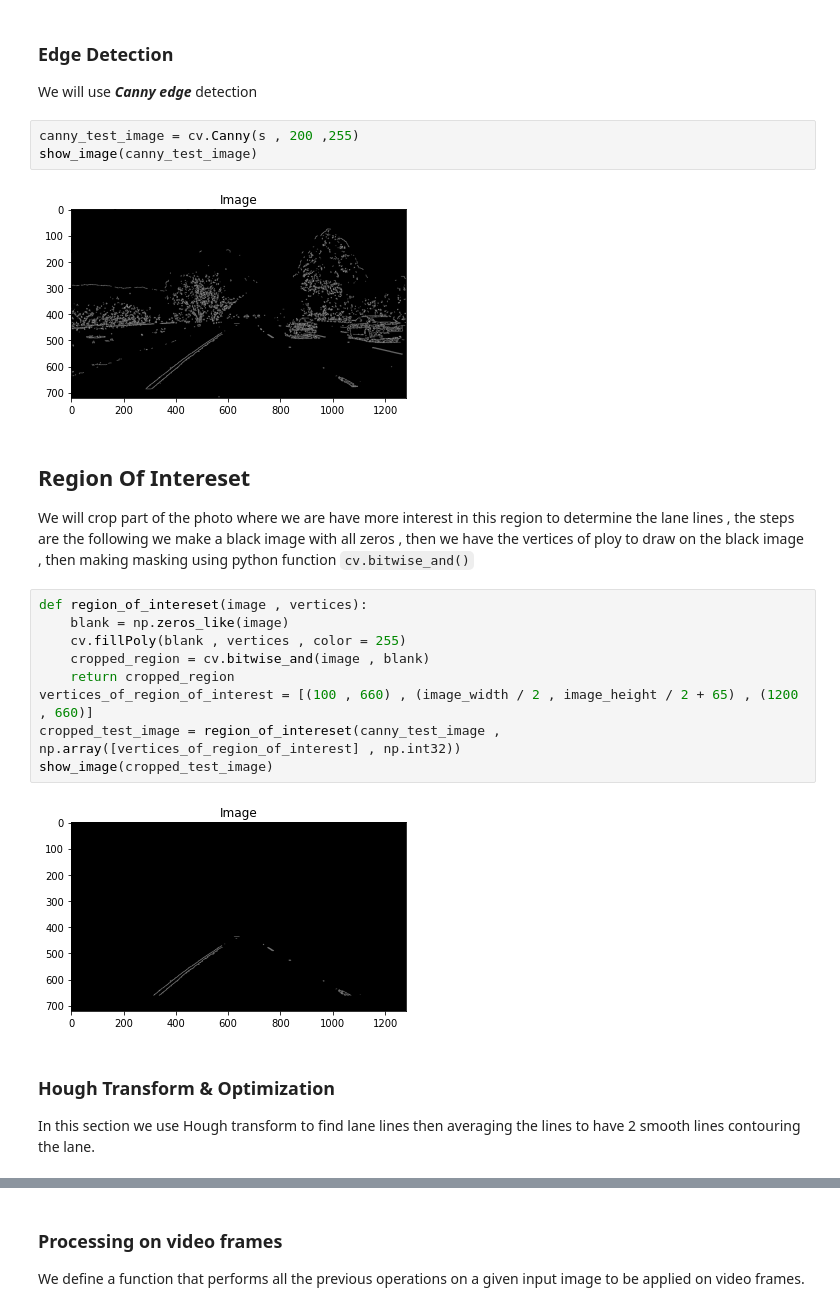
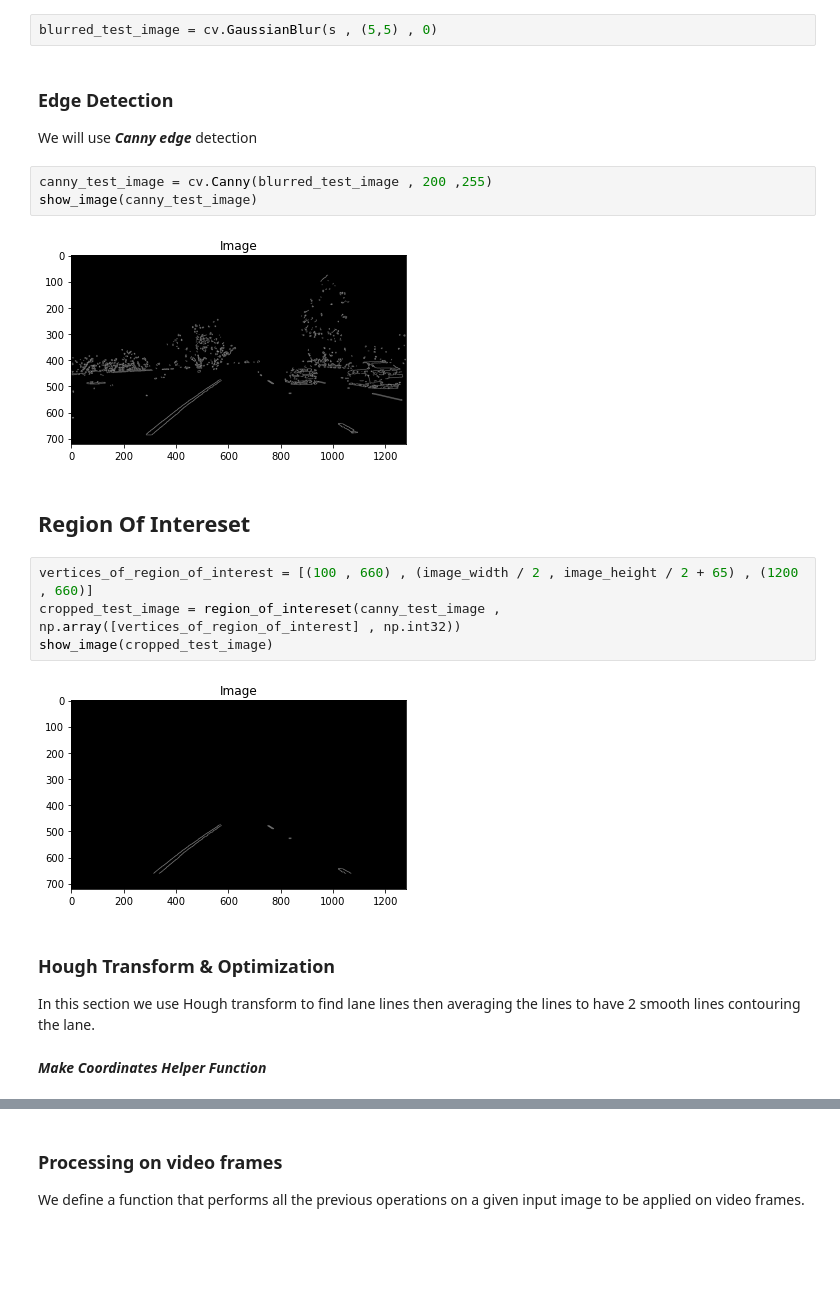
Before and after one commit to mahmodKhaled/Simple-Perception-Stack-for-Self-Driving-Cars, a Jupyter notebook: test_image_detection.ipynb, the cells around one changed output, grey strips where cells are left out. Cells and saved outputs as stored; diff of their text form; blank space fills up the shorter version.

Commit message:
Fixing wrond Lane lines detection by making Blurring

```diff
--- a/test_image_detection.ipynb
+++ b/test_image_detection.ipynb
@@ -68,20 +114,16 @@ show_image(s)
+# %%
+blurred_test_image = cv.GaussianBlur(s , (5,5) , 0)
 # %% [markdown]
 ### Edge Detection
 We will use **_Canny edge_** detection
 # %%
-canny_test_image = cv.Canny(s , 200 ,255)
+canny_test_image = cv.Canny(blurred_test_image , 200 ,255)
 show_image(canny_test_image)
 # %% [output]
-[figure, old version]
+[figure, new version]
 # %% [markdown]
 ## Region Of Intereset
-We will crop part of the photo where we are have more interest in this region to determine the lane lines , the steps are the following we make a black image with all zeros , then we have the vertices of ploy to draw on the black image , then making masking using python function `cv.bitwise_and()`
 # %%
-def region_of_intereset(image , vertices):
-    blank = np.zeros_like(image)
-    cv.fillPoly(blank , vertices , color = 255)
-    cropped_region = cv.bitwise_and(image , blank)
-    return cropped_region
 vertices_of_region_of_interest = [(100 , 660) , (image_width / 2 , image_height / 2 + 65) , (1200 , 660)]
 cropped_test_image = region_of_intereset(canny_test_image , np.array([vertices_of_region_of_interest] , np.int32))
 show_image(cropped_test_image)
@@ -90,6 +132,8 @@ show_image(cropped_test_image)
 # %% [markdown]
 ### Hough Transform & Optimization
 In this section we use Hough transform to find lane lines then averaging the lines to have 2 smooth lines contouring the lane.
+# %% [markdown]
+**_Make Coordinates Helper Function_**
 # %%
 def make_coordinates (image, line_parameters):
     slope, intercept = line_parameters
```
Also changed, not shown: parts of 20 cells of this notebook.
